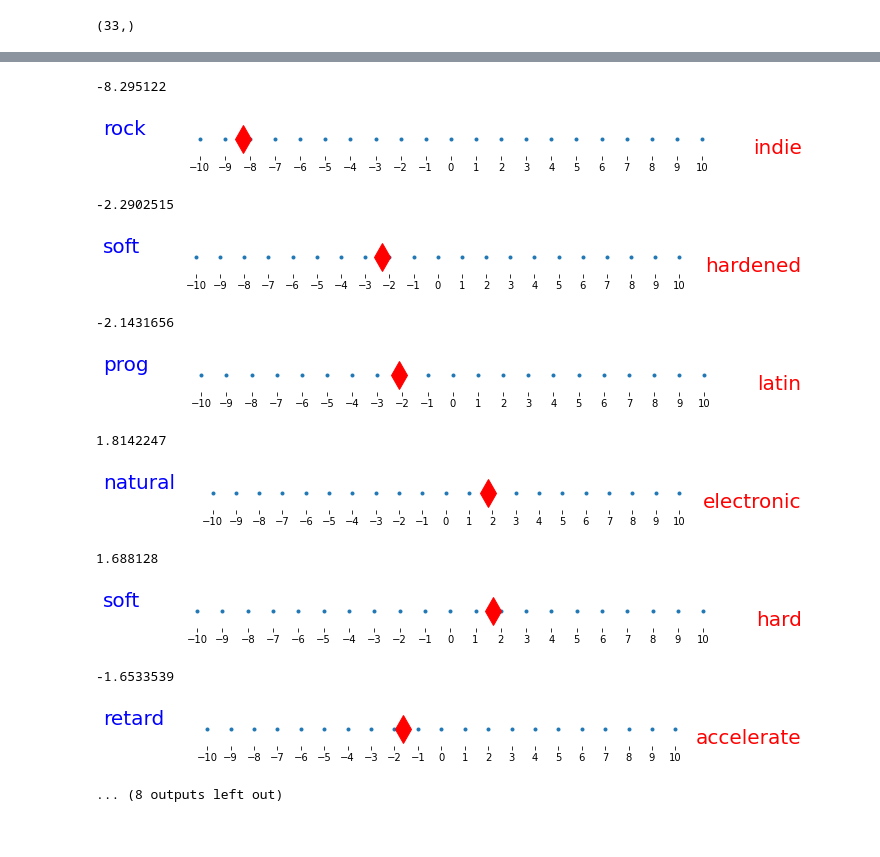
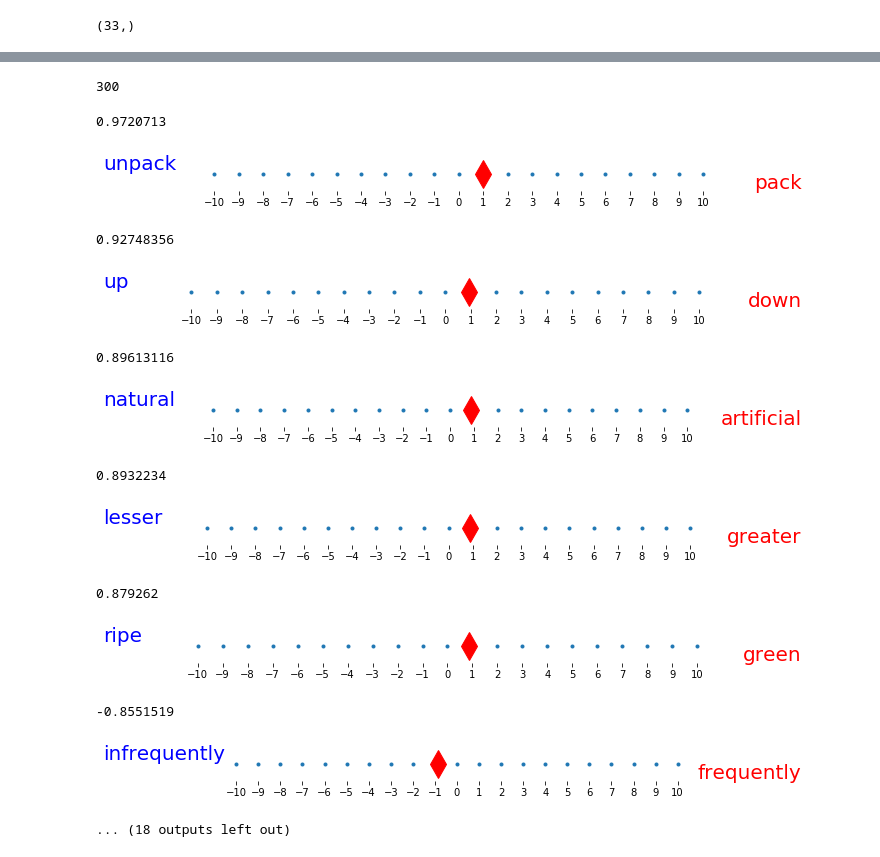
Before and after one commit to ichbinhandsome/Semantic-Differentials-for-Wikipedia-using-the-POLAR-Framework, a Jupyter notebook: JanEngler/Praktikum/ExplainingWikipediaSymanticsToIndividualsUsingPOLAR.ipynb, the cells around one changed output, grey strips where cells are left out. Cells and saved outputs as stored; diff of their text form; code cells hidden in the pictures.

```diff
--- a/JanEngler/Praktikum/ExplainingWikipediaSymanticsToIndividualsUsingPOLAR.ipynb
+++ b/JanEngler/Praktikum/ExplainingWikipediaSymanticsToIndividualsUsingPOLAR.ipynb
@@ -371,9 +417,9 @@ trainNewModel=interact(myFunction, trainNewModel=True);
 Check if its your first time running this NodeBook
 interactive(children=(Checkbox(value=True, description='trainNewModel'), Output()), _dom_classes=('widget-inte…
 # %%
-#trainNewModel=True
+trainNewModel=False
 if trainNewModel==True:
-    wiki = WikiCorpus(r"DataSets/enwiki-20200401-pages-articles1.xml-p1p30303.bz2",
+    wiki = WikiCorpus(r"DataSets/enwiki-20200601-pages-articles-multistream1.xml-p1p30303.bz2",
                   lemmatize=False, dictionary={})
     #stores the preprocessed dataset, which reduces runtime for the future
     wiki.save('SavedWord2Vec/wiki.corpus')
@@ -550,23 +608,24 @@ array([ 3,  8, 33, 77,  7, 85, 68, 64, 46, 37, 40, 21, 59, 23, 49, 63, 10,
 # %%
 
 if loadMusicAntonyms==True:
-    embedding_path = r'SavedWord2Vec/polarEmbeddingMusic'+str(curr_dim)+'.bin'
+    embedding_path = r'SavedWord2Vec/polarEmbeddingMusic'+str(curr_dim)
+elif loadCountryAntonyms==True:
+    embedding_path = r'SavedWord2Vec/polarEmbeddingCountry'+str(curr_dim)
 else:
-    embedding_path = r'SavedWord2Vec/polarEmbedding'+str(curr_dim)+'.bin'
+    embedding_path = r'SavedWord2Vec/polarEmbedding'+str(curr_dim)
+embedding_path = r'SavedWord2Vec/polarEmbeddingGenrey'+str(curr_dim)
 # model is transformed to polar space and stored as a file
-generate_embedding_path(current_model, embedding_path,True,antonym_vector_method, curr_dim)
+generate_embedding_path(current_model, embedding_path+'.bin',True,antonym_vector_method, curr_dim)
 
 # Model is loaded from file to memory
 print('loading the model')
-temp_model = gensim.models.KeyedVectors.load_word2vec_format(embedding_path, binary=True)
+temp_model = gensim.models.KeyedVectors.load_word2vec_format(embedding_path+'.bin', binary=True)
 print('loading done..')
 
 
 #Model is tranformed to standard normal and stored to file
-if loadMusicAntonyms==True:
-    std_nrml_embedding_path = r'SavedWord2Vec/polarEmbeddingMusic'+str(curr_dim)+'_StdNrml.bin'
-else:
-    std_nrml_embedding_path = r'SavedWord2Vec/polarEmbedding'+str(curr_dim)+'_StdNrml.bin'
+
+std_nrml_embedding_path =embedding_path+'_StdNrml.bin'
 
 standard_normal_dist_model(temp_model, std_nrml_embedding_path)
 
@@ -583,7 +643,7 @@ The shape of embedding matrix is (147612, 75)
 ## Our Testing
 # %%
 #curr_dim = 33
-path=r'SavedWord2Vec/polarEmbeddingMusic'+str(curr_dim)+'_StdNrml.bin'
+path=embedding_path+'_StdNrml.bin'
 # Load the normalized model in Polar dimensions into memory
 print("Load Polar model into memory")
 word2vecPolar = gensim.models.KeyedVectors.load_word2vec_format(path, binary=True)
@@ -591,3 +651,8 @@ print("Finished Loading")
 # %% [output]
 Load Polar model into memory
 Finished Loading
+# %%
+with open("SavedWord2Vec/AntonymVectorGenre.txt", "rb") as fp:   # Unpickling
+    list_antonym = pickle.load(fp)
+with open("SavedWord2Vec/chosenAntonymsGenre.txt", "rb") as fp:   # Unpickling
+    orthogonal_antonymy_vector = pickle.load(fp)
@@ -679,23 +763,27 @@ for i in orthogonal_antonymy_vector:
+# %%
+print(len(orthogonal_antonymy_vector))
+# %% [output]
+300
 # %%
 # Plot top 10 polar dimensions for a word
-currWord='rock'
-howManyDimension=10
+currWord='pop'
+howManyDimension=15
 
 getMeaningOfWord(currWord,orthogonal_antonymy_vector, word2vecPolar, howManyDimension )
 # %% [output]
--8.295122
+0.9720713
-[figure, old version]
+[figure, new version]
--2.2902515
+0.92748356
-[figure, old version]
+[figure, new version]
--2.1431656
+0.89613116
-[figure, old version]
+[figure, new version]
-1.8142247
+0.8932234
-[figure, old version]
+[figure, new version]
-1.688128
+0.879262
-[figure, old version]
+[figure, new version]
--1.6533539
+-0.8551519
-[figure, old version]
+[figure, new version]
-... (8 outputs left out)
+... (18 outputs left out)
 # %%
 #print(word2vecPolar["screenshot"])
 word=word2vecPolar["water"]
```
Also changed, not shown: parts of 36 cells of this notebook, 9 other files.
